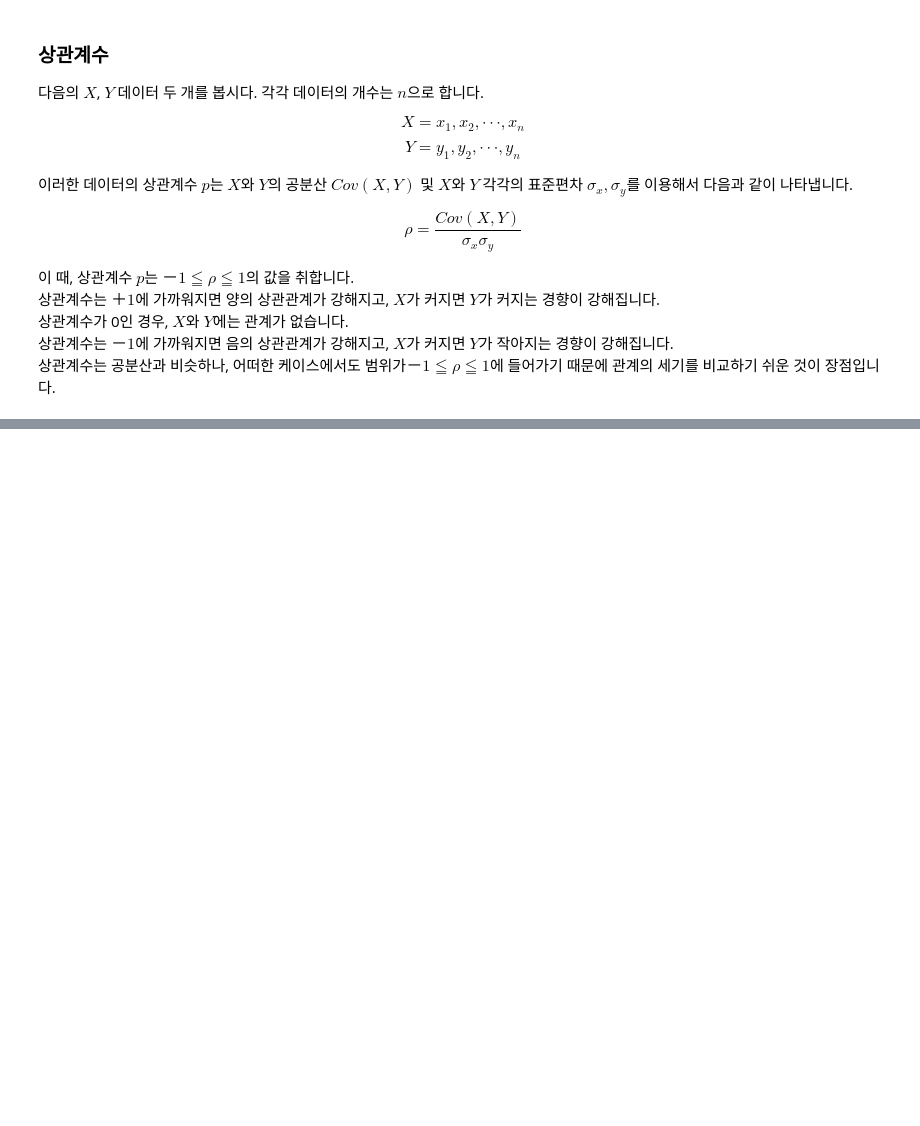
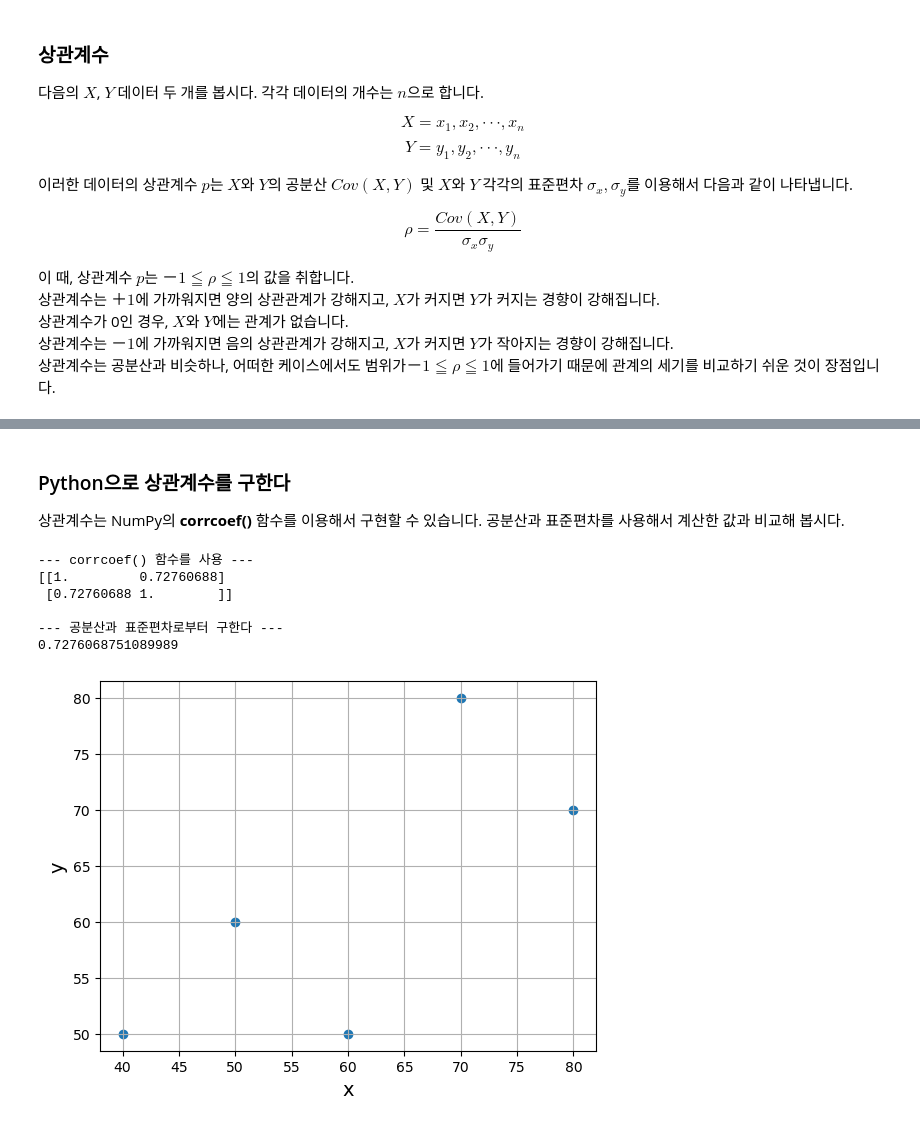
Before and after one commit to gsmin02/AI-Python-STUDY, a Jupyter notebook: Chapter/Chapter 6.ipynb, the cells around one changed output, grey strips where cells are left out. Drawn from its saved outputs; the diff is of its cells as text; code cells hidden in the pictures; blank space fills up the shorter version.

```diff
--- a/Chapter/Chapter 6.ipynb
+++ b/Chapter/Chapter 6.ipynb
@@ -720,0 +749,40 @@ $$ \rho
+# %% [markdown]
+### Python으로 상관계수를 구한다
+
+상관계수는 NumPy의 **corrcoef()** 함수를 이용해서 구현할 수 있습니다. 공분산과 표준편차를 사용해서 계산한 값과 비교해 봅시다.
+# %%
+#리스트6.22
+
+%matplotlib inline
+
+import numpy as np
+import matplotlib.pyplot as plt
+
+x = np.array([50, 70, 40, 60, 80]) # 수학 점수
+y = np.array([60, 80, 50, 50, 70]) # 영어 점수
+
+print("--- corrcoef() 함수를 사용 ---")
+print(np.corrcoef(x, y)) # 상관계수
+
+print()
+
+print("--- 공분산과 표준편차로부터 구한다 ---")
+cov_xy = np.average((x-np.average(x))*(y-np.average(y))) # 공분산
+print(cov_xy/(np.std(x)*np.std(y)))
+
+plt.scatter(x, y)
+
+plt.xlabel("x", size=14)
+plt.ylabel("y", size=14)
+
+plt.grid()
+
+plt.show()
+# %% [output]
+--- corrcoef() 함수를 사용 ---
+[[1.         0.72760688]
+ [0.72760688 1.        ]]
+
+--- 공분산과 표준편차로부터 구한다 ---
+0.7276068751089989
+[figure, added]
```
Also changed, not shown: parts of 9 cells of this notebook.
